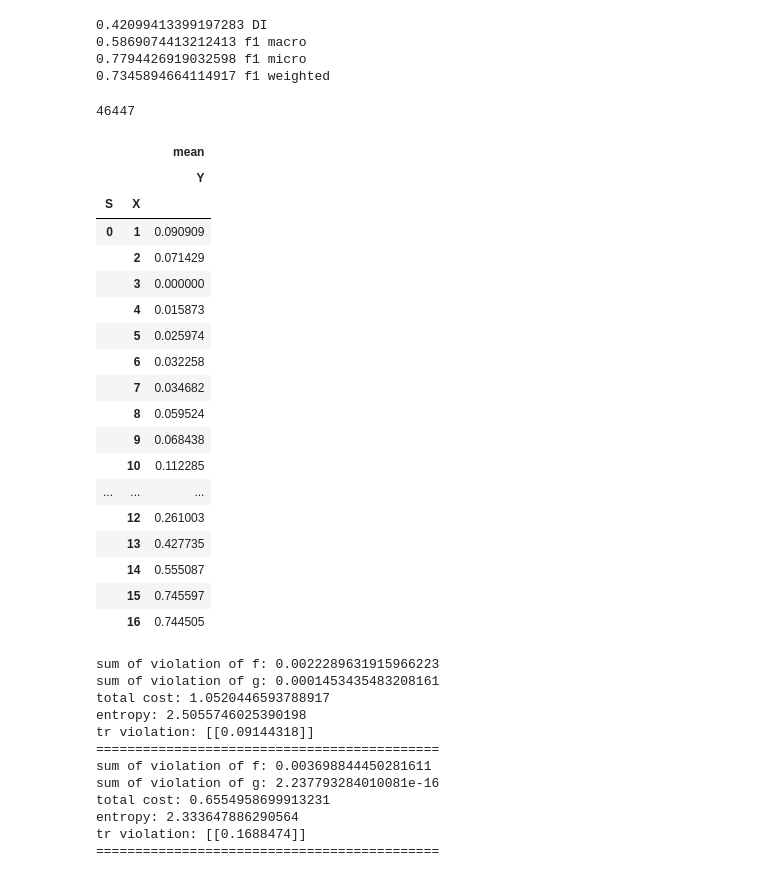
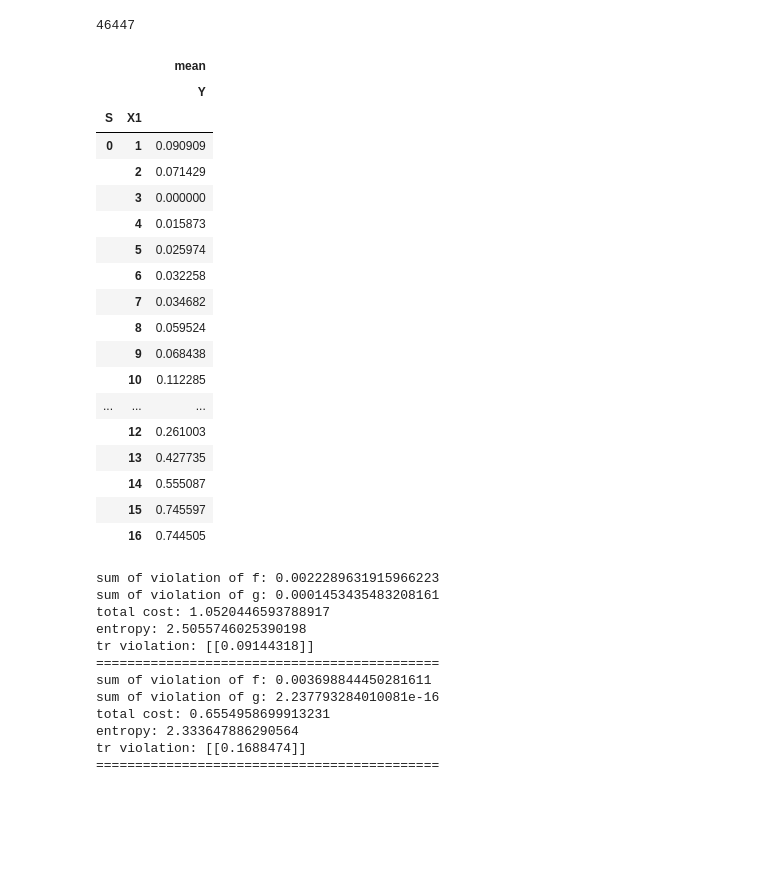
Before and after one commit to Quan-Zhou/OT_Debiasing, a Jupyter notebook: Dykstra_fromadult.ipynb, the cells around one changed output. Saved outputs shown, nothing was run; the diff lists cells and outputs as text; code cells hidden in the pictures; blank space fills up the shorter version.

```diff
--- a/Dykstra_fromadult.ipynb
+++ b/Dykstra_fromadult.ipynb
@@ -267,31 +267,18 @@ pd.read_csv('C:/Users/zhouq/Documents/optimal_transport/adult_csv.csv').head()
 | 2 | 2 | Private | 215646 | HS-grad | 9 | Divorced | Handlers-cleaners | Not-in-family | ... |
 | 3 | 3 | Private | 234721 | 11th | 7 | Married-civ-spouse | Handlers-cleaners | Husband | ... |
 | 4 | 1 | Private | 338409 | Bachelors | 13 | Married-civ-spouse | Prof-specialty | Wife | ... |
-# %%
-clf = LogisticRegression(random_state=0,max_iter=400).fit(X_train[:,0:1], y_train,sample_weight=X_train[:,2])
-y_pred=clf.predict(X_test[:,0:1])
-# lower the better
-print(DisparateImpact(X_test,y_pred),'DI')
-# higher the better
-print(f1_score(y_test, y_pred, average='macro'),'f1 macro')
-print(f1_score(y_test, y_pred, average='micro'),'f1 micro')
-print(f1_score(y_test, y_pred, average='weighted'),'f1 weighted')
-# %% [output]
-0.42099413399197283 DI
-0.5869074413212413 f1 macro
-0.7794426919032598 f1 micro
-0.7345894664114917 f1 weighted
 # %%
-messydata=pd.read_csv('C:/Users/zhouq/Documents/optimal_transport/adult_csv.csv',usecols=['race','education-num','class'])
+messydata=pd.read_csv('C:/Users/zhouq/Documents/optimal_transport/adult_csv.csv',usecols=['race','education-num','hoursperweek','class'])
 messydata=messydata[(messydata['race']=='White')|(messydata['race']=='Black')]
 messydata['race']=messydata['race'].astype('category')
+messydata['hoursperweek']=messydata['hoursperweek'].astype('category')
 messydata['class']=messydata['class'].astype('category')
 cat_columns = messydata.select_dtypes(['category']).columns
 messydata[cat_columns]=messydata[cat_columns].apply(lambda x: x.cat.codes)
-messydata=messydata.rename(columns={'education-num':'X','race':'S','class':'Y'})
+messydata=messydata.rename(columns={'education-num':'X1','hoursperweek':'X2','race':'S','class':'Y'})
 messydata['W']=1
 
-X=messydata[['X','S','W']].to_numpy()
+X=messydata[['X1','X2','S','W']].to_numpy()
 y=messydata['Y'].to_numpy()
 X_train, X_test, y_train, y_test = train_test_split(X, y, test_size=0.3, random_state=222)
 # %%
@@ -299,14 +286,14 @@ len(messydata)
 # %% [output]
 46447
 # %%
-df=pd.DataFrame(np.concatenate((X_train,y_train.reshape(-1,1)), axis=1),columns=['X','S','W','Y'])
-x_range=np.arange(min(df['X']),max(df['X'])+1,1)
+df=pd.DataFrame(np.concatenate((X_train,y_train.reshape(-1,1)), axis=1),columns=['X1','X2','S','W','Y'])
+#x_range=np.arange(min(df['X']),max(df['X'])+1,1)
 # %%
-pd.pivot_table(df,index=['S','X'],values=['Y'],aggfunc=[np.mean])
+pd.pivot_table(df,index=['S','X1'],values=['Y'],aggfunc=[np.mean])
 # %% [output]
 |  |  | mean |
 |  |  | Y |
-| S | X |  |
+| S | X1 |  |
 | 0 | 1 | 0.090909 |
 |  | 2 | 0.071429 |
 |  | 3 | 0.000000 |
```
Also changed, not shown: 1 other file.
